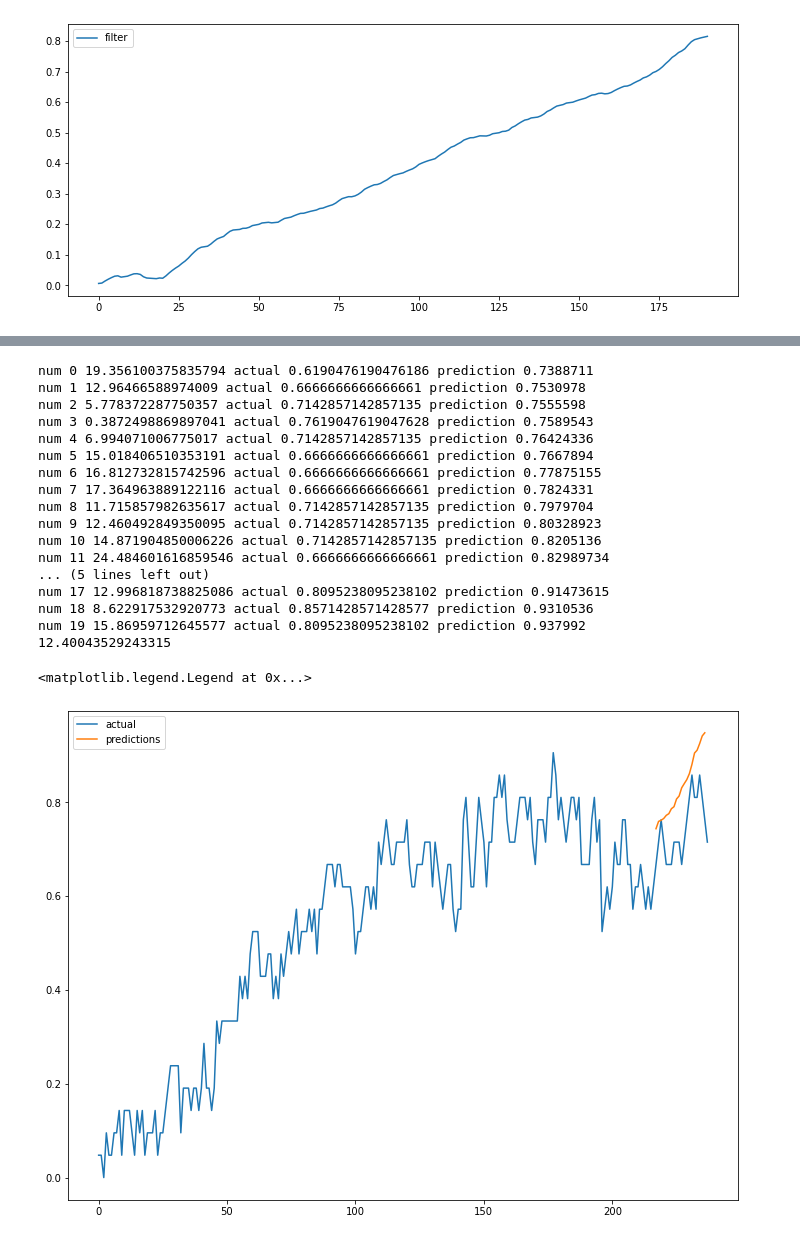
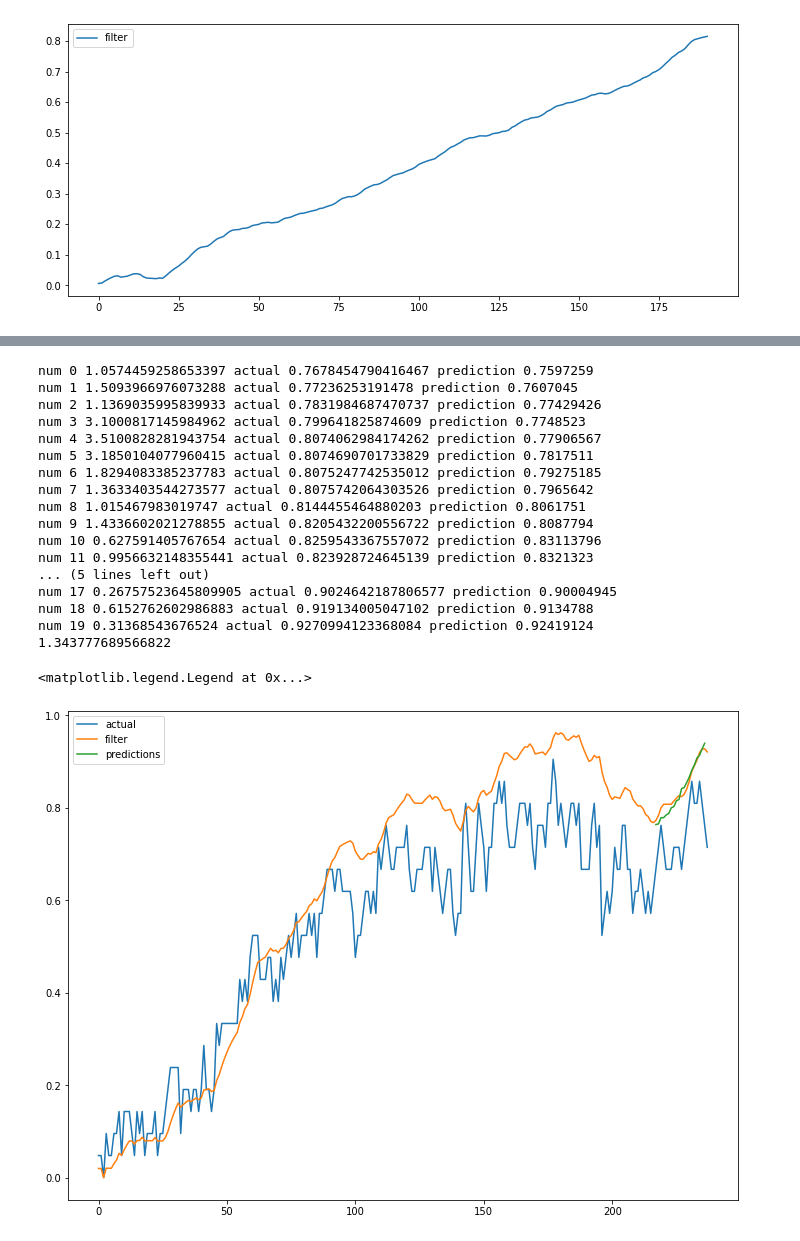
Before and after one commit to robertchoi/BatteryDatasetImplementation, a Jupyter notebook: omona/210514 KF_LSTM_cell_01.ipynb, the cells around one changed output, grey strips where cells are left out. Cells and saved outputs as stored; diff of their text form; code cells hidden in the pictures.

```diff
--- a/omona/210514 KF_LSTM_cell_01.ipynb
+++ b/omona/210514 KF_LSTM_cell_01.ipynb
@@ -237,51 +237,53 @@ x_test2 = pd.DataFrame(x_test2)
 x_test2.columns = scale_cols
 x_test2 = scaler.fit_transform(x_test2)
 x_test2 = pd.DataFrame(x_test2)
 y_test2 = x_test2
 
 x_test_no_kf = pd.DataFrame(x_test_no_kf)
 x_test_no_kf.columns = scale_cols
 x_test_no_kf = scaler.fit_transform(x_test_no_kf)
 x_test_no_kf = pd.DataFrame(x_test_no_kf)
 y_test_no_kf = x_test_no_kf
 
 train_feature2_no_kf, train_label2_no_kf = make_dataset(x_test_no_kf, y_test_no_kf, forecasting)
 
 train_feature2, train_label2 = make_dataset(x_test2, y_test2, forecasting)
 
 predictions = model.predict(train_feature2)
 
 feature_len = len(train_feature2) - 1
 plot_len = feature_len-OUT_STEPS
 
-error = error_rate(train_feature2_no_kf, predictions, plot_len, forecasting)
+#error = error_rate(train_feature2_no_kf, predictions, plot_len, forecasting)
+error = error_rate(train_feature2, predictions, plot_len, forecasting)
 print(error)
 
 x_data = range(feature_len)
 plt.figure(figsize=(12, 9))
 plt.plot(train_feature2_no_kf[:, 0,0], label ='actual')
+plt.plot(train_feature2[:, 0,0], label ='filter')
 plt.plot(x_data[plot_len:], predictions[plot_len,:,0], label='predictions')
 plt.legend()
 # %% [output]
-num 0 19.356100375835794 actual 0.6190476190476186 prediction 0.7388711
-num 1 12.96466588974009 actual 0.6666666666666661 prediction 0.7530978
-num 2 5.778372287750357 actual 0.7142857142857135 prediction 0.7555598
-num 3 0.3872498869897041 actual 0.7619047619047628 prediction 0.7589543
-num 4 6.994071006775017 actual 0.7142857142857135 prediction 0.76424336
-num 5 15.018406510353191 actual 0.6666666666666661 prediction 0.7667894
-num 6 16.812732815742596 actual 0.6666666666666661 prediction 0.77875155
-num 7 17.364963889122116 actual 0.6666666666666661 prediction 0.7824331
-num 8 11.715857982635617 actual 0.7142857142857135 prediction 0.7979704
-num 9 12.460492849350095 actual 0.7142857142857135 prediction 0.80328923
-num 10 14.871904850006226 actual 0.7142857142857135 prediction 0.8205136
-num 11 24.484601616859546 actual 0.6666666666666661 prediction 0.82989734
+num 0 1.0574459258653397 actual 0.7678454790416467 prediction 0.7597259
+num 1 1.5093966976073288 actual 0.77236253191478 prediction 0.7607045
+num 2 1.1369035995839933 actual 0.7831984687470737 prediction 0.77429426
+num 3 3.1000817145984962 actual 0.799641825874609 prediction 0.7748523
+num 4 3.5100828281943754 actual 0.8074062984174262 prediction 0.77906567
+num 5 3.1850104077960415 actual 0.8074690701733829 prediction 0.7817511
+num 6 1.8294083385237783 actual 0.8075247742535012 prediction 0.79275185
+num 7 1.3633403544273577 actual 0.8075742064303526 prediction 0.7965642
+num 8 1.015467983019747 actual 0.8144455464880203 prediction 0.8061751
+num 9 1.4336602021278855 actual 0.8205432200556722 prediction 0.8087794
+num 10 0.627591405767654 actual 0.8259543367557072 prediction 0.83113796
+num 11 0.9956632148355441 actual 0.823928724645139 prediction 0.8321323
 ... (5 lines left out)
-num 17 12.996818738825086 actual 0.8095238095238102 prediction 0.91473615
-num 18 8.622917532920773 actual 0.8571428571428577 prediction 0.9310536
-num 19 15.86959712645577 actual 0.8095238095238102 prediction 0.937992
-12.40043529243315
+num 17 0.26757523645809905 actual 0.9024642187806577 prediction 0.90004945
+num 18 0.6152762602986883 actual 0.919134005047102 prediction 0.9134788
+num 19 0.31368543676524 actual 0.9270994123368084 prediction 0.92419124
+1.343777689566822
 <matplotlib.legend.Legend at 0x...>
-[figure, old version]
+[figure, new version]
 # %%
 test_df = pd.read_csv('testset/J0003_0024_0221_20110307012732_cell_06.csv', encoding='utf8')
 x_test_no_kf = test_df['Resistance']
```
Also changed, not shown: parts of 9 cells of this notebook.
